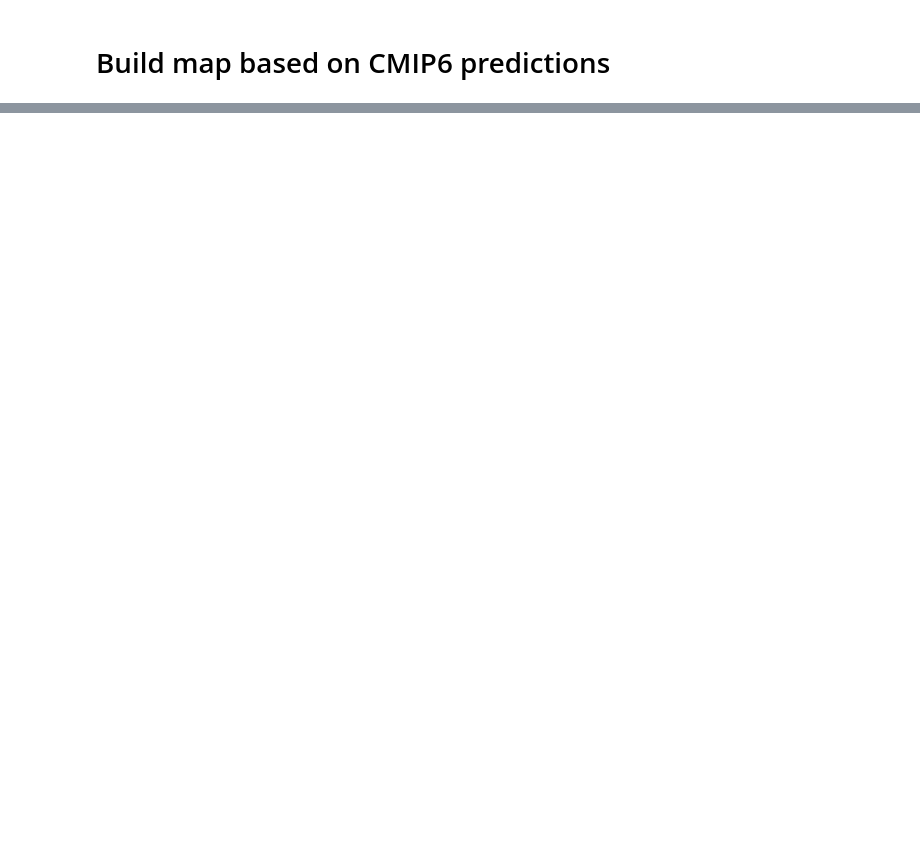
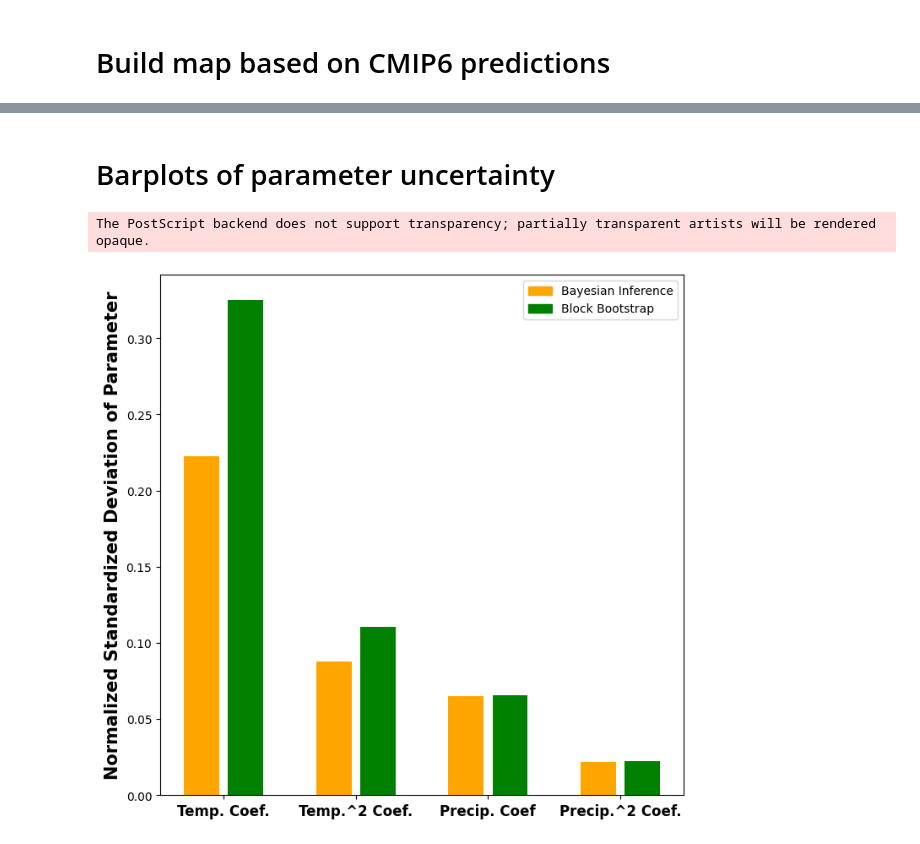
Before and after one commit to greenguy33/environmental-bayesian-modeling, a Jupyter notebook: notebooks/Burke_paper_reproduction.ipynb, the cells around one changed output, grey strips where cells are left out. Saved outputs shown, nothing was run; the diff lists cells and outputs as text; code cells hidden in the pictures; blank space fills up the shorter version.

```diff
--- a/notebooks/Burke_paper_reproduction.ipynb
+++ b/notebooks/Burke_paper_reproduction.ipynb
@@ -446,0 +492,73 @@ KSV not found in ISO3
+# %% [markdown]
+# Barplots of parameter uncertainty
+# %%
+def normalize_coefficient(x_data, y_data, orig_coef, squared_term=True, orig_coef2=None):
+    if not squared_term:
+        assert len(orig_coef2) == len(orig_coef)
+        return (
+            (np.std(x_data) / np.std(y_data)) *
+            (orig_coef +
+             (2*
+              (
+                  (orig_coef2 * np.mean(x_data) * np.std(y_data)) /
+                  np.square(np.std(x_data))
+              )
+             )
+            )
+        )
+    else:
+        return orig_coef * np.square(np.std(x_data)) / np.std(y_data)
+# %%
+bayes_coef1_full_rescaled = normalize_coefficient(data.UDel_temp_popweight, data.growthWDI, bayes_coef1_full, False, bayes_coef2_full_scaled)
+bayes_coef2_full_rescaled = normalize_coefficient(data.UDel_temp_popweight, data.growthWDI, bayes_coef2_full)
+bayes_coef3_full_rescaled = normalize_coefficient(data.UDel_precip_popweight, data.growthWDI, bayes_coef3_full, False, bayes_coef4_full_scaled)
+bayes_coef4_full_rescaled = normalize_coefficient(data.UDel_precip_popweight, data.growthWDI, bayes_coef4_full)
+
+boot_coef2_full_scaled = normalize_coefficient(data.UDel_temp_popweight, data.growthWDI, full_bootstrap["c.temp#c.temp"])
+boot_coef1_full_scaled = normalize_coefficient(data.UDel_temp_popweight, data.growthWDI, full_bootstrap.temp, False, boot_coef2_full_scaled)
+boot_coef4_full_scaled = normalize_coefficient(data.UDel_precip_popweight, data.growthWDI, full_bootstrap.udel_precip_popweight_2)
+boot_coef3_full_scaled = normalize_coefficient(data.UDel_precip_popweight, data.growthWDI, full_bootstrap.udel_precip_popweight, False, boot_coef4_full_scaled)
+
+# Parameter variance from covariance matrix
+# delta_coef1_sim = np.random.normal(.01271835, np.sqrt(.00001055), 1000)
+# delta_coef2_sim = np.random.normal(-.00048709, np.sqrt(1.060e-08), 1000)
+# delta_coef3_sim = np.random.normal(.00001445, np.sqrt(1.050e-10), 1000)
+# delta_coef4_sim = np.random.normal(-4.746e-09, np.sqrt(6.247e-18), 1000)
+
+# delta_coef2_scaled = normalize_coefficient(data.UDel_temp_popweight, data.growthWDI, delta_coef2_sim)
+# delta_coef1_scaled = normalize_coefficient(data.UDel_temp_popweight, data.growthWDI, delta_coef1_sim, False, delta_coef2_scaled)
+# delta_coef4_scaled = normalize_coefficient(data.UDel_precip_popweight, data.growthWDI, delta_coef4_sim)
+# delta_coef3_scaled = normalize_coefficient(data.UDel_precip_popweight, data.growthWDI, delta_coef3_sim, False, delta_coef4_scaled)
+
+fig, axis = plt.subplots(1,1, figsize=(8,8))
+
+plt_xvals = [1,2,4,5,7,8,10,11]
+axis.bar(
+    plt_xvals,
+    [
+        np.std(bayes_coef1_full_rescaled),
+        np.std(boot_coef1_full_scaled),
+        # np.std(delta_coef1_scaled),
+        np.std(bayes_coef2_full_rescaled),
+        np.std(boot_coef2_full_scaled),
+        # np.std(delta_coef2_scaled),
+        np.std(bayes_coef3_full_rescaled),
+        np.std(boot_coef3_full_scaled),
+        # np.std(delta_coef3_scaled),
+        np.std(bayes_coef4_full_rescaled),
+        np.std(boot_coef4_full_scaled),
+        # np.std(delta_coef4_scaled)
+    ],
+    color=[colors["Bayes"],colors["Bootstrap"],colors["Bayes"],colors["Bootstrap"],colors["Bayes"],colors["Bootstrap"],colors["Bayes"],colors["Bootstrap"]]
+)
+barplot_legend = {"Bayesian Inference":"orange","Block Bootstrap":"green"}
+labels = list(barplot_legend.keys())
+handles = [plt.Rectangle((0,0),1,1, color=barplot_legend[label]) for label in labels]
+axis.legend(handles, labels)
+axis.set_xticks([1.5,4.5,7.5,10.5],["Temp. Coef.","Temp.^2 Coef.","Precip. Coef","Precip.^2 Coef."],weight="bold",size=12)
+axis.set_ylabel("Normalized Standardized Deviation of Parameter", weight="bold")
+axis.yaxis.label.set_size(15)
+plt.savefig("../figures/fig3_part1_no_labels.eps", format="eps", dpi=1000)
+# %% [output]
+The PostScript backend does not support transparency; partially transparent artists will be rendered opaque.
+[figure, added]
```
Also changed, not shown: parts of 21 cells of this notebook, 22 other files.
